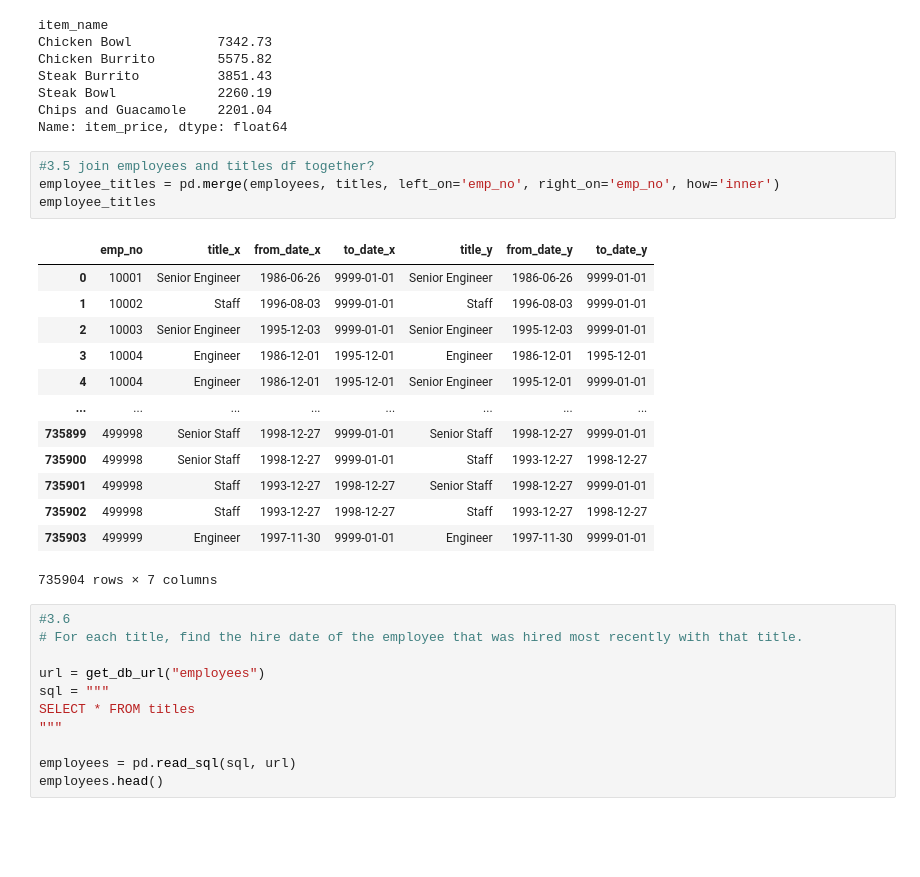
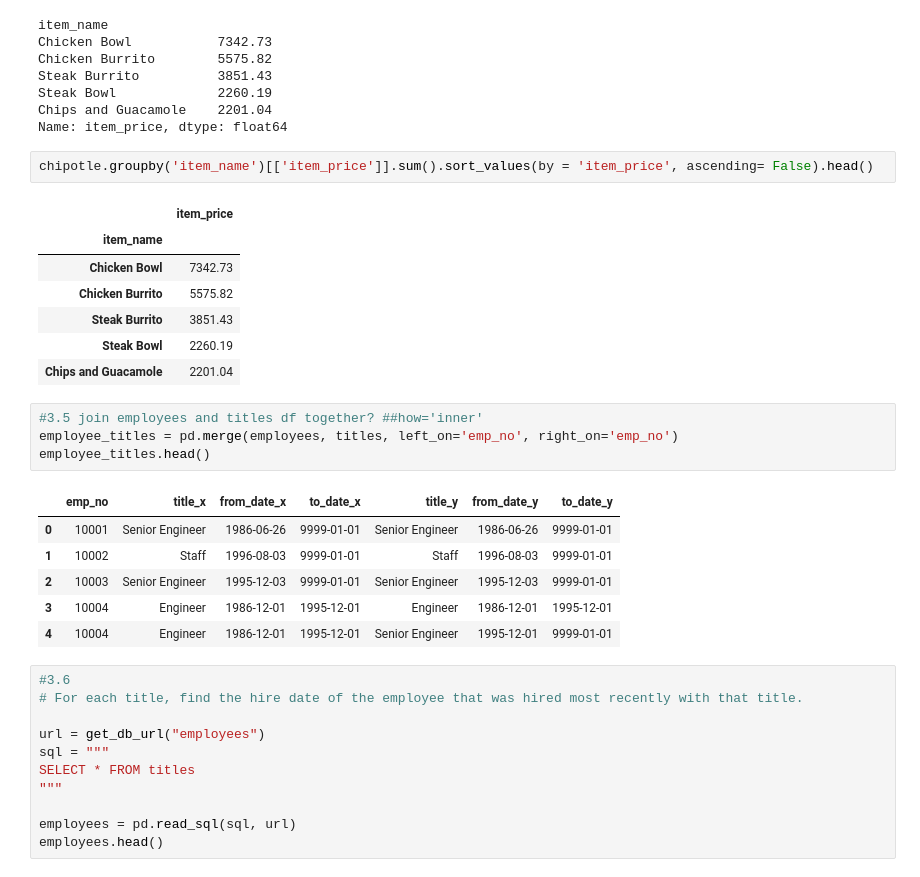
Before and after one commit to raycerna/numpy-pandas-visualization-exercises, a Jupyter notebook: advanced_dataframes.ipynb, the cells around one changed output. Saved outputs shown, nothing was run; the diff lists cells and outputs as text; blank space fills up the shorter version.

Commit message:
updated advanced dataframes

```diff
--- a/advanced_dataframes.ipynb
+++ b/advanced_dataframes.ipynb
@@ -579,24 +588,27 @@ Steak Burrito          3851.43
 Steak Bowl             2260.19
 Chips and Guacamole    2201.04
 Name: item_price, dtype: float64
+# %%
+chipotle.groupby('item_name')[['item_price']].sum().sort_values(by = 'item_price', ascending= False).head()
+# %% [output]
+|  | item_price |
+| item_name |  |
+| Chicken Bowl | 7342.73 |
+| Chicken Burrito | 5575.82 |
+| Steak Burrito | 3851.43 |
+| Steak Bowl | 2260.19 |
+| Chips and Guacamole | 2201.04 |
 # %%
-#3.5 join employees and titles df together?
-employee_titles = pd.merge(employees, titles, left_on='emp_no', right_on='emp_no', how='inner')
-employee_titles
+#3.5 join employees and titles df together? ##how='inner'
+employee_titles = pd.merge(employees, titles, left_on='emp_no', right_on='emp_no')
+employee_titles.head()
 # %% [output]
 |  | emp_no | title_x | from_date_x | to_date_x | title_y | from_date_y | to_date_y |
 | 0 | 10001 | Senior Engineer | 1986-06-26 | 9999-01-01 | Senior Engineer | 1986-06-26 | 9999-01-01 |
 | 1 | 10002 | Staff | 1996-08-03 | 9999-01-01 | Staff | 1996-08-03 | 9999-01-01 |
 | 2 | 10003 | Senior Engineer | 1995-12-03 | 9999-01-01 | Senior Engineer | 1995-12-03 | 9999-01-01 |
 | 3 | 10004 | Engineer | 1986-12-01 | 1995-12-01 | Engineer | 1986-12-01 | 1995-12-01 |
 | 4 | 10004 | Engineer | 1986-12-01 | 1995-12-01 | Senior Engineer | 1995-12-01 | 9999-01-01 |
-| ... | ... | ... | ... | ... | ... | ... | ... |
-| 735899 | 499998 | Senior Staff | 1998-12-27 | 9999-01-01 | Senior Staff | 1998-12-27 | 9999-01-01 |
-| 735900 | 499998 | Senior Staff | 1998-12-27 | 9999-01-01 | Staff | 1993-12-27 | 1998-12-27 |
-| 735901 | 499998 | Staff | 1993-12-27 | 1998-12-27 | Senior Staff | 1998-12-27 | 9999-01-01 |
-| 735902 | 499998 | Staff | 1993-12-27 | 1998-12-27 | Staff | 1993-12-27 | 1998-12-27 |
-| 735903 | 499999 | Engineer | 1997-11-30 | 9999-01-01 | Engineer | 1997-11-30 | 9999-01-01 |
-735904 rows × 7 columns
 # %%
 #3.6
 # For each title, find the hire date of the employee that was hired most recently with that title.
```
Also changed, not shown: parts of 4 cells of this notebook.
